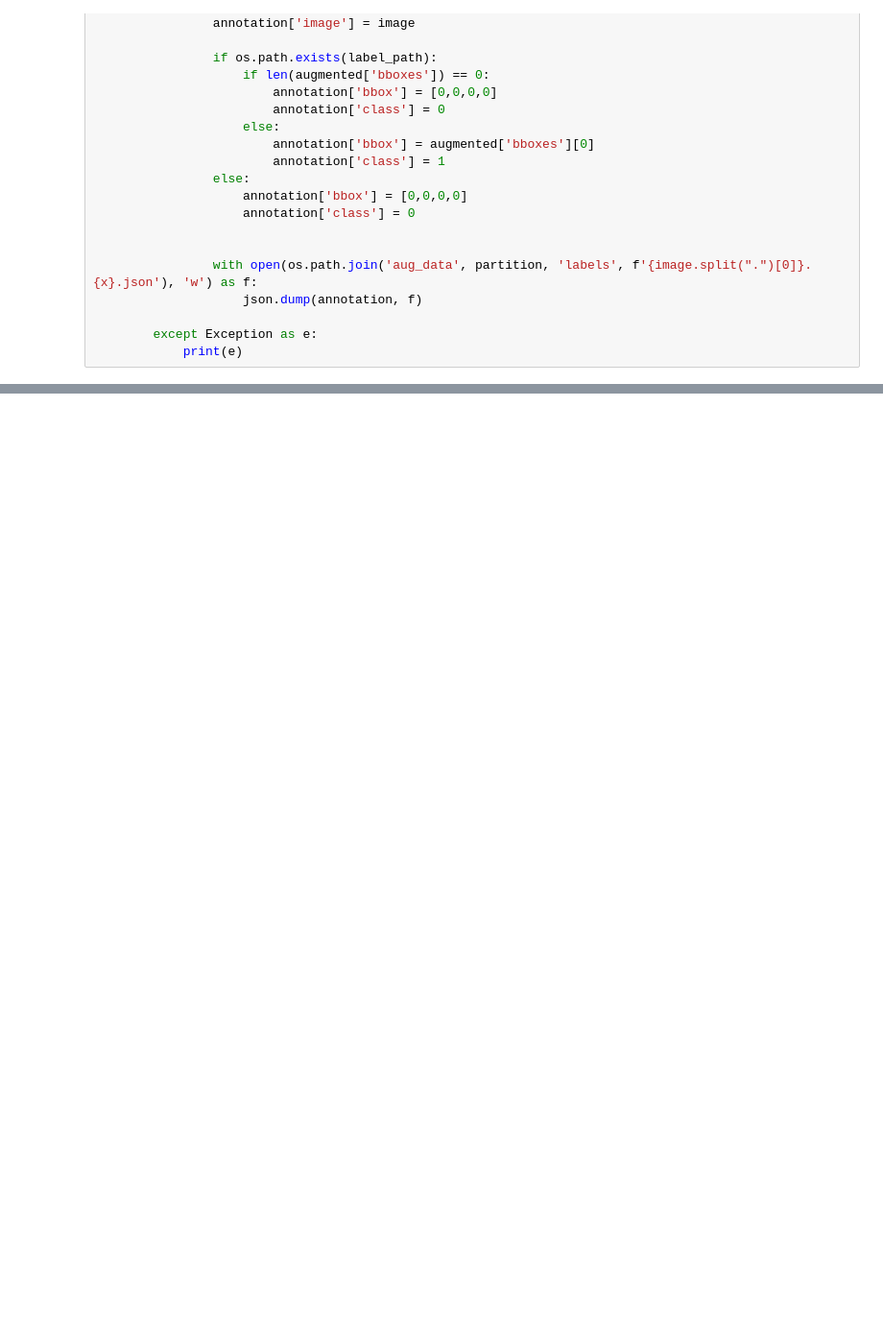
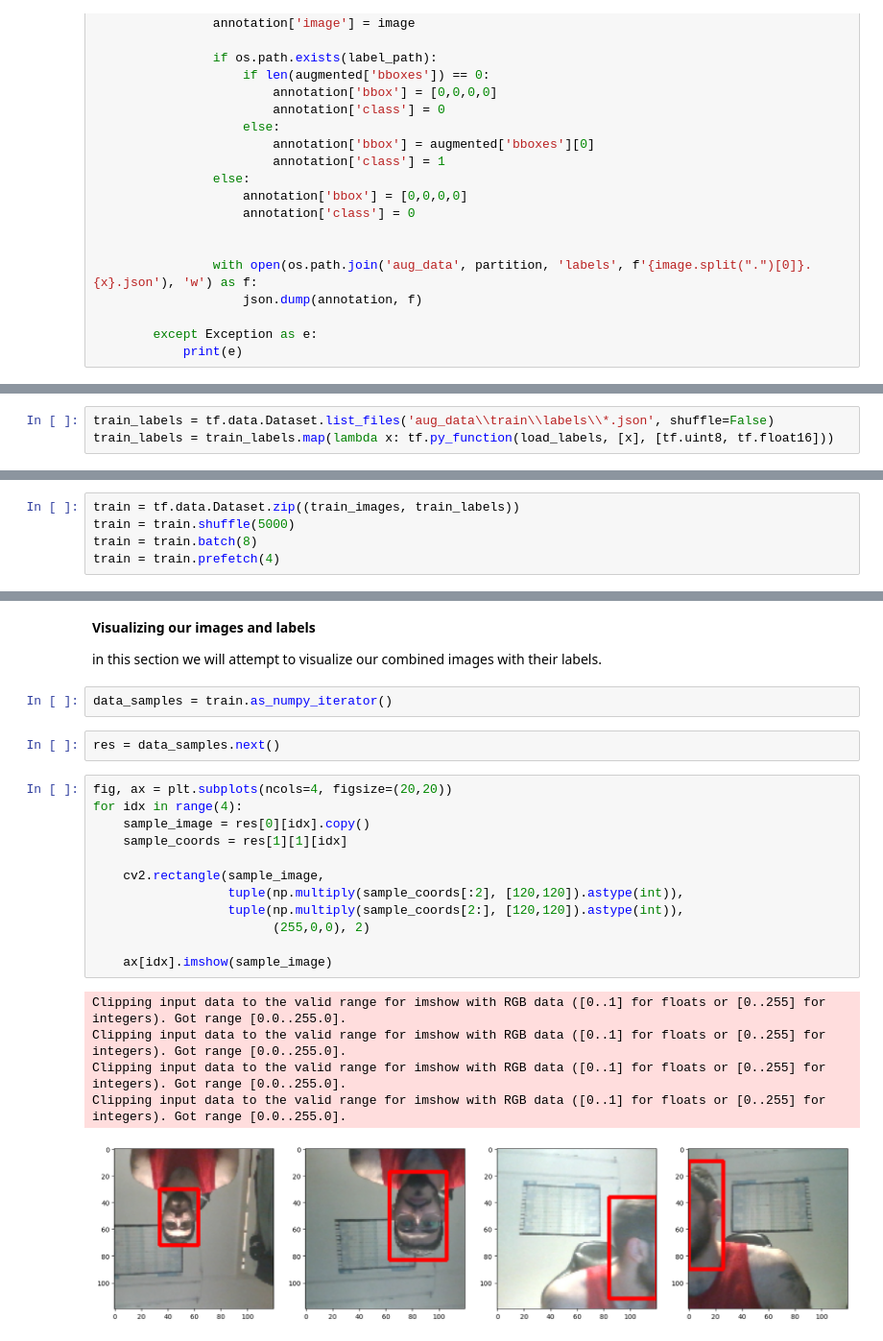
Before and after one commit to Amir-Tav/Deep-Face-Detection, a Jupyter notebook: deep-face.ipynb, the cells around one changed output, grey strips where cells are left out. Shown at 96% size. Drawn from its saved outputs; the diff is of its cells as text; blank space fills up the shorter version.

```diff
--- a/deep-face.ipynb
+++ b/deep-face.ipynb
@@ -297,0 +350,3 @@ for partition in ['train','test','val']:
+# %%
+train_labels = tf.data.Dataset.list_files('aug_data\\train\\labels\\*.json', shuffle=False)
+train_labels = train_labels.map(lambda x: tf.py_function(load_labels, [x], [tf.uint8, tf.float16]))
@@ -297,0 +375,5 @@ for partition in ['train','test','val']:
+# %%
+train = tf.data.Dataset.zip((train_images, train_labels))
+train = train.shuffle(5000)
+train = train.batch(8)
+train = train.prefetch(4)
@@ -297,0 +415,26 @@ for partition in ['train','test','val']:
+# %% [markdown]
+**Visualizing our images and labels**
+
+in this section we will attempt to visualize our combined images with their labels.
+# %%
+data_samples = train.as_numpy_iterator()
+# %%
+res = data_samples.next()
+# %%
+fig, ax = plt.subplots(ncols=4, figsize=(20,20))
+for idx in range(4):
+    sample_image = res[0][idx].copy()
+    sample_coords = res[1][1][idx]
+
+    cv2.rectangle(sample_image,
+                  tuple(np.multiply(sample_coords[:2], [120,120]).astype(int)),
+                  tuple(np.multiply(sample_coords[2:], [120,120]).astype(int)),
+                        (255,0,0), 2)
+
+    ax[idx].imshow(sample_image)
+# %% [output]
+Clipping input data to the valid range for imshow with RGB data ([0..1] for floats or [0..255] for integers). Got range [0.0..255.0].
+Clipping input data to the valid range for imshow with RGB data ([0..1] for floats or [0..255] for integers). Got range [0.0..255.0].
+Clipping input data to the valid range for imshow with RGB data ([0..1] for floats or [0..255] for integers). Got range [0.0..255.0].
+Clipping input data to the valid range for imshow with RGB data ([0..1] for floats or [0..255] for integers). Got range [0.0..255.0].
+[figure, added]
```
Also changed, not shown: parts of 58 cells of this notebook, 9 other files.
